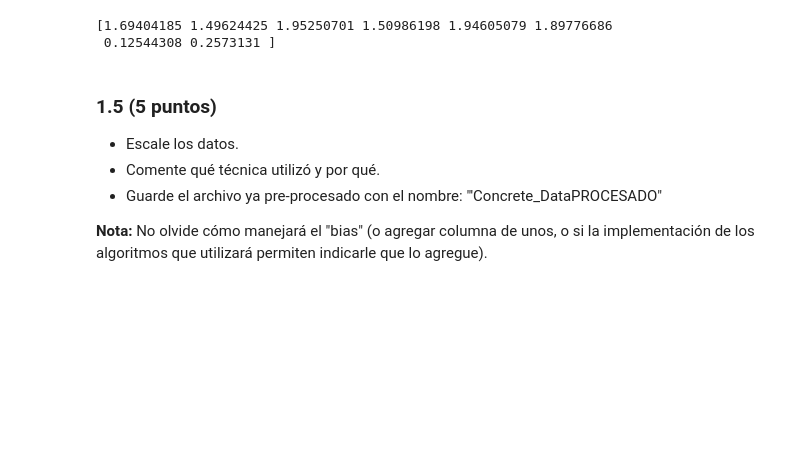
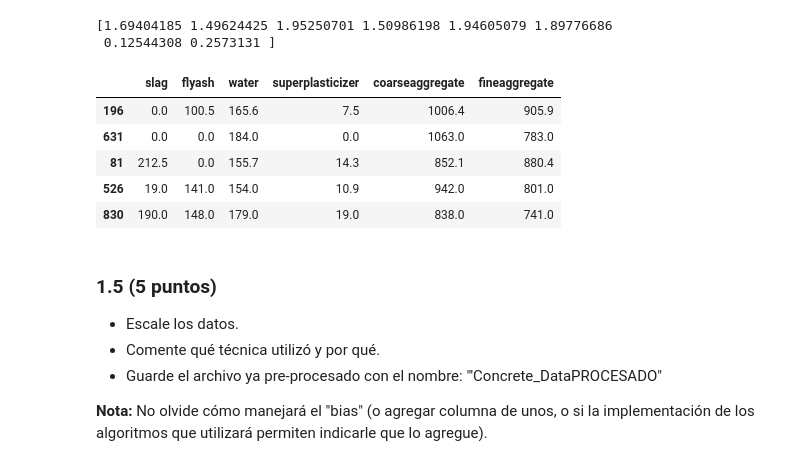
Before and after one commit to GabrielVargasR/University-Artificial-Intelligence, a Jupyter notebook: TC3 - Regression and Feature Engineering/2021-2-Trabajo Practico_03.ipynb, the cells around one changed output. Saved outputs shown, nothing was run; the diff lists cells and outputs as text; code cells hidden in the pictures; blank space fills up the shorter version.

```diff
--- a/TC3 - Regression and Feature Engineering/2021-2-Trabajo Practico_03.ipynb
+++ b/TC3 - Regression and Feature Engineering/2021-2-Trabajo Practico_03.ipynb
@@ -330,6 +330,16 @@ print(selector)
 # %% [output]
 [1.69404185 1.49624425 1.95250701 1.50986198 1.94605079 1.89776686
  0.12544308 0.2573131 ]
+# %%
+X_trainVal.drop(columns=['age', 'csMPa'], inplace=True)
+X_trainVal.head()
+# %% [output]
+|  | slag | flyash | water | superplasticizer | coarseaggregate | fineaggregate |
+| 196 | 0.0 | 100.5 | 165.6 | 7.5 | 1006.4 | 905.9 |
+| 631 | 0.0 | 0.0 | 184.0 | 0.0 | 1063.0 | 783.0 |
+| 81 | 212.5 | 0.0 | 155.7 | 14.3 | 852.1 | 880.4 |
+| 526 | 19.0 | 141.0 | 154.0 | 10.9 | 942.0 | 801.0 |
+| 830 | 190.0 | 148.0 | 179.0 | 19.0 | 838.0 | 741.0 |
 # %% [markdown]
 ### 1.5  (5 puntos)
 - Escale los datos.
```
